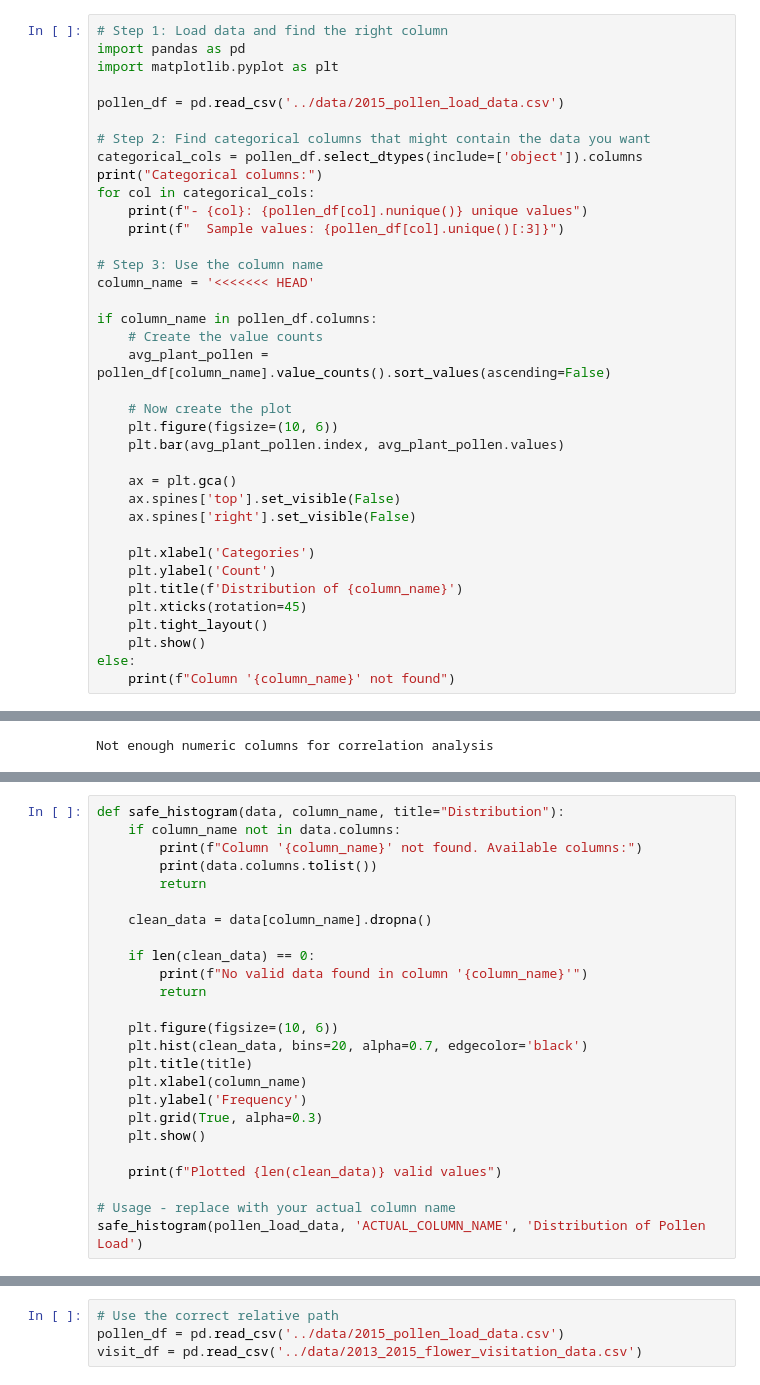
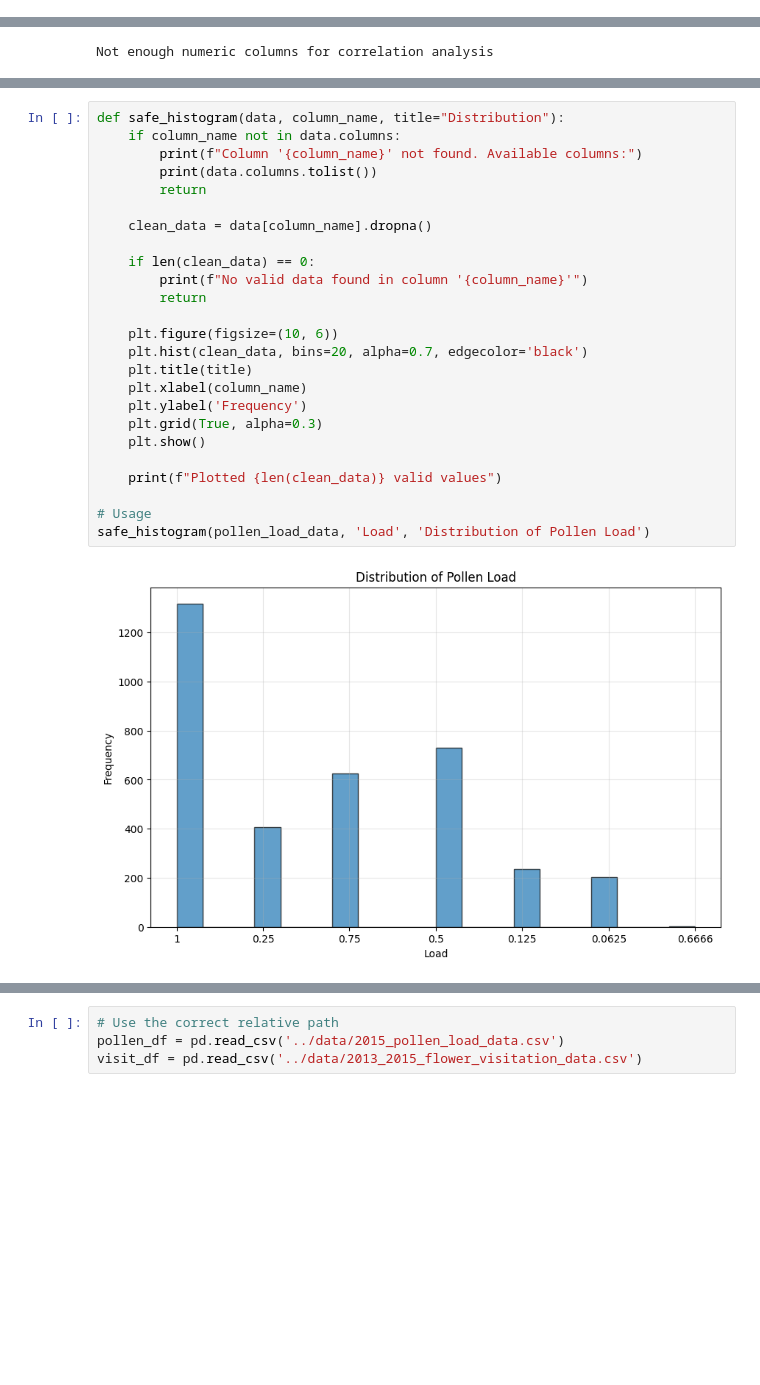
Before and after one commit to schneiderkelsey/wuuwuudata.github.io, a Jupyter notebook: plots_kelseyschneider/notebooks/bee_pollen_data_cleaning.ipynb, the cells around one changed output, grey strips where cells are left out. Cells and saved outputs as stored; diff of their text form; blank space fills up the shorter version.

```diff
--- a/plots_kelseyschneider/notebooks/bee_pollen_data_cleaning.ipynb
+++ b/plots_kelseyschneider/notebooks/bee_pollen_data_cleaning.ipynb
@@ -446,40 +426,3 @@ Data columns (total 11 columns):
 2  Sinapis arvensis   Wild        100     75
 3    Acer campestre   Wild        100    100
 4    Acer campestre   Wild        100    100
-# %%
-# Step 1: Load data and find the right column
-import pandas as pd
-import matplotlib.pyplot as plt
-
-pollen_df = pd.read_csv('../data/2015_pollen_load_data.csv')
-
-# Step 2: Find categorical columns that might contain the data you want
-categorical_cols = pollen_df.select_dtypes(include=['object']).columns
-print("Categorical columns:")
-for col in categorical_cols:
-    print(f"- {col}: {pollen_df[col].nunique()} unique values")
-    print(f"  Sample values: {pollen_df[col].unique()[:3]}")
-
-# Step 3: Use the column name
-column_name = '<<<<<<< HEAD'
-
-if column_name in pollen_df.columns:
-    # Create the value counts
-    avg_plant_pollen = pollen_df[column_name].value_counts().sort_values(ascending=False)
-
-    # Now create the plot
-    plt.figure(figsize=(10, 6))
-    plt.bar(avg_plant_pollen.index, avg_plant_pollen.values)
-
-    ax = plt.gca()
-    ax.spines['top'].set_visible(False)
-    ax.spines['right'].set_visible(False)
-
-    plt.xlabel('Categories')
-    plt.ylabel('Count')
-    plt.title(f'Distribution of {column_name}')
-    plt.xticks(rotation=45)
-    plt.tight_layout()
-    plt.show()
-else:
-    print(f"Column '{column_name}' not found")
@@ -1231,26 +971,27 @@ Columns: ['Farm', 'Type', 'Round', 'Date', 'Species', 'Load', 'Netted on', 'Plan
 # %%
 def safe_histogram(data, column_name, title="Distribution"):
     if column_name not in data.columns:
         print(f"Column '{column_name}' not found. Available columns:")
         print(data.columns.tolist())
         return
 
     clean_data = data[column_name].dropna()
 
     if len(clean_data) == 0:
         print(f"No valid data found in column '{column_name}'")
         return
 
     plt.figure(figsize=(10, 6))
     plt.hist(clean_data, bins=20, alpha=0.7, edgecolor='black')
     plt.title(title)
     plt.xlabel(column_name)
     plt.ylabel('Frequency')
     plt.grid(True, alpha=0.3)
     plt.show()
 
     print(f"Plotted {len(clean_data)} valid values")
 
-# Usage - replace with your actual column name
-safe_histogram(pollen_load_data, 'ACTUAL_COLUMN_NAME', 'Distribution of Pollen Load')
+# Usage
+safe_histogram(pollen_load_data, 'Load', 'Distribution of Pollen Load')
 # %% [output]
+[figure, added]
```
Also changed, not shown: parts of 41 cells of this notebook, 6 other files.
